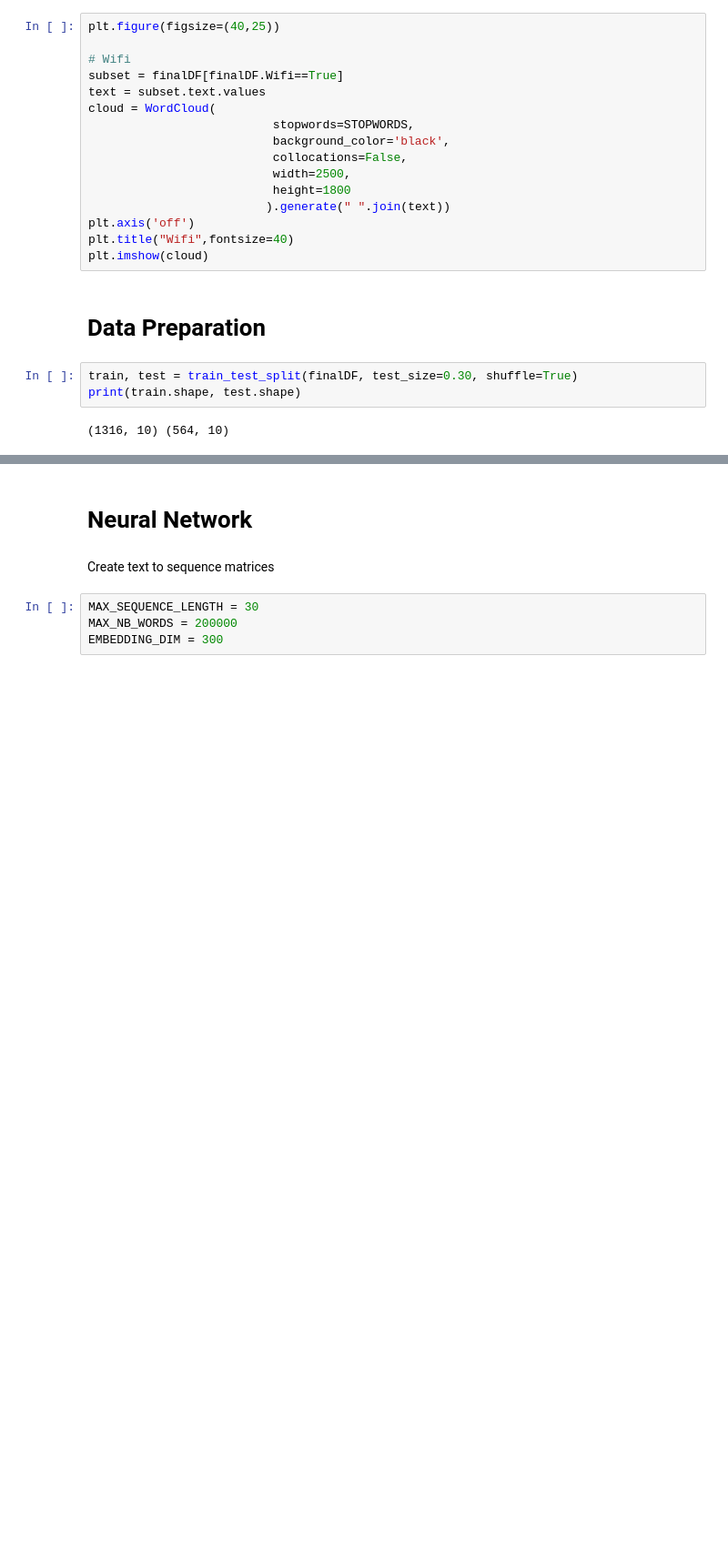
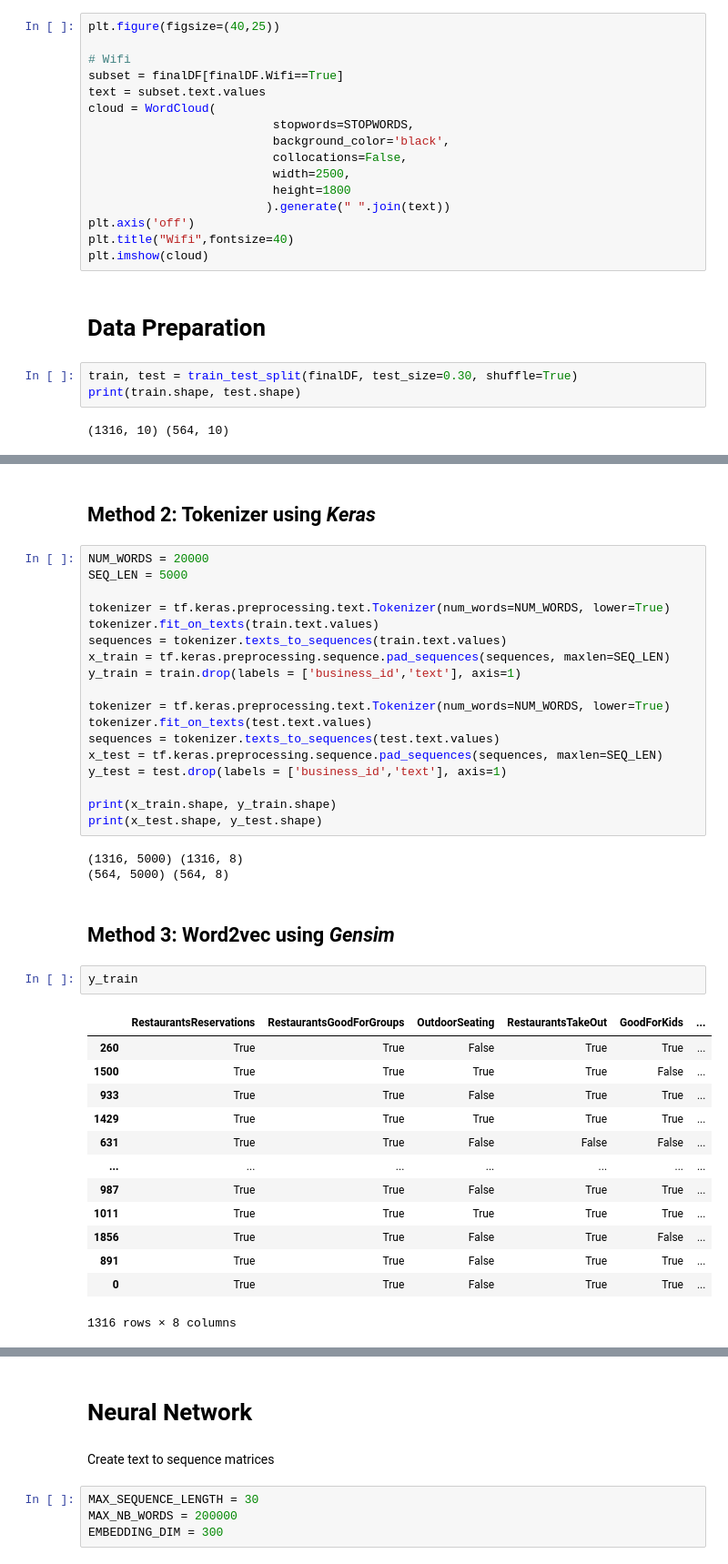
Before and after one commit to pati-dev/text-multi-label, a Jupyter notebook: attributes_from_text.ipynb, the cells around one changed output, grey strips where cells are left out. Shown: that part at 91% size. Cells and saved outputs as stored; diff of their text form; blank space fills up the shorter version.

```diff
--- a/attributes_from_text.ipynb
+++ b/attributes_from_text.ipynb
@@ -204,0 +212,41 @@ print(x_test.shape, y_test.shape)
+# %% [markdown]
+## Method 2: Tokenizer using *Keras*
+# %%
+NUM_WORDS = 20000
+SEQ_LEN = 5000
+
+tokenizer = tf.keras.preprocessing.text.Tokenizer(num_words=NUM_WORDS, lower=True)
+tokenizer.fit_on_texts(train.text.values)
+sequences = tokenizer.texts_to_sequences(train.text.values)
+x_train = tf.keras.preprocessing.sequence.pad_sequences(sequences, maxlen=SEQ_LEN)
+y_train = train.drop(labels = ['business_id','text'], axis=1)
+
+tokenizer = tf.keras.preprocessing.text.Tokenizer(num_words=NUM_WORDS, lower=True)
+tokenizer.fit_on_texts(test.text.values)
+sequences = tokenizer.texts_to_sequences(test.text.values)
+x_test = tf.keras.preprocessing.sequence.pad_sequences(sequences, maxlen=SEQ_LEN)
+y_test = test.drop(labels = ['business_id','text'], axis=1)
+
+print(x_train.shape, y_train.shape)
+print(x_test.shape, y_test.shape)
+# %% [output]
+(1316, 5000) (1316, 8)
+(564, 5000) (564, 8)
+# %% [markdown]
+## Method 3: Word2vec using *Gensim*
+# %%
+y_train
+# %% [output]
+|  | RestaurantsReservations | RestaurantsGoodForGroups | OutdoorSeating | RestaurantsTakeOut | GoodForKids | ... |
+| 260 | True | True | False | True | True | ... |
+| 1500 | True | True | True | True | False | ... |
+| 933 | True | True | False | True | True | ... |
+| 1429 | True | True | True | True | True | ... |
+| 631 | True | True | False | False | False | ... |
+| ... | ... | ... | ... | ... | ... | ... |
+| 987 | True | True | False | True | True | ... |
+| 1011 | True | True | True | True | True | ... |
+| 1856 | True | True | False | True | False | ... |
+| 891 | True | True | False | True | True | ... |
+| 0 | True | True | False | True | True | ... |
+1316 rows × 8 columns
```
Also changed, not shown: parts of 18 cells of this notebook.
